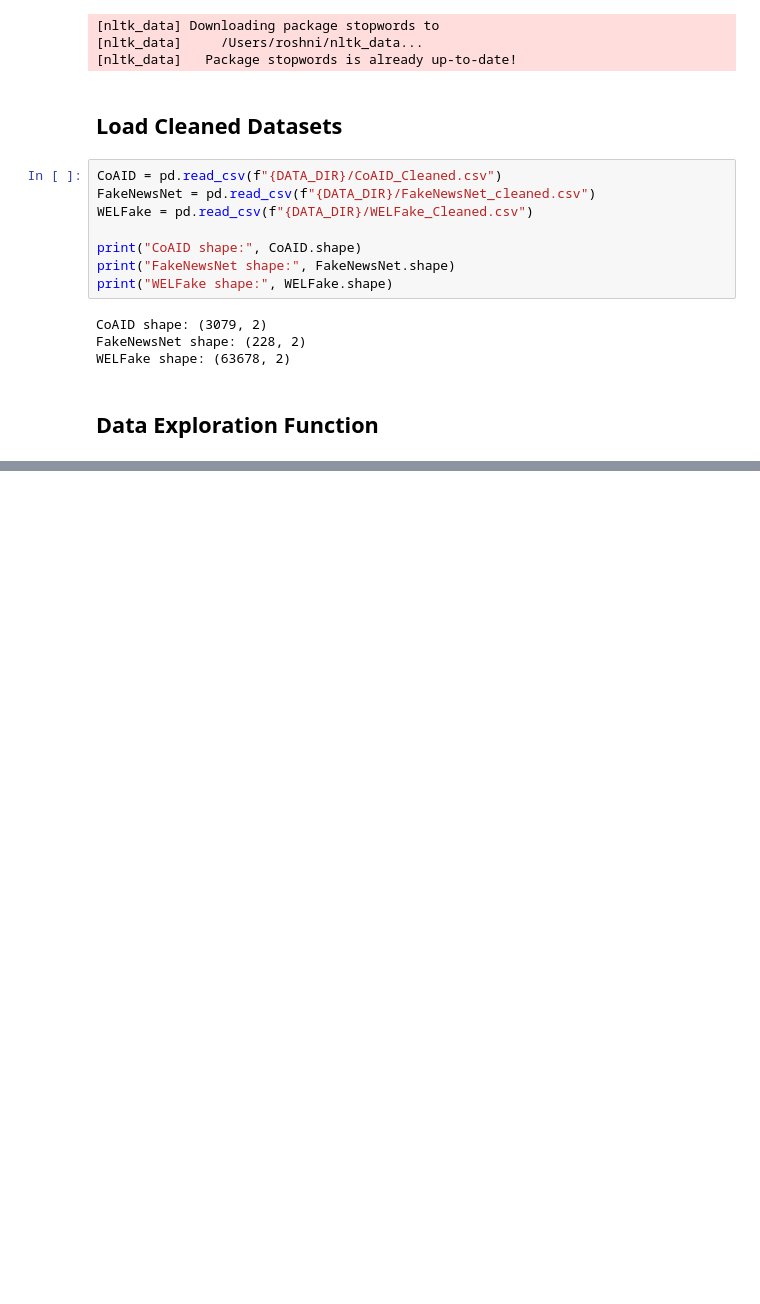
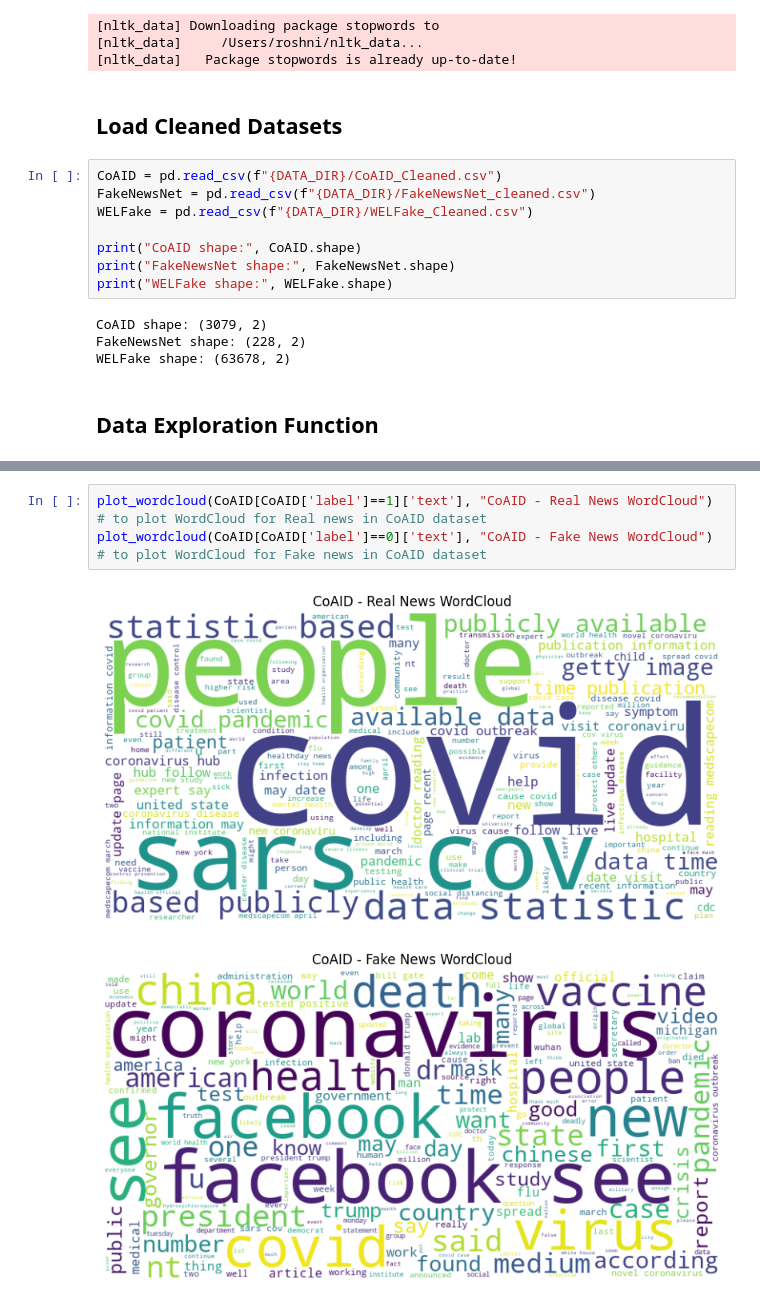
Before and after one commit to sharmaroshni956/owml_project, a Jupyter notebook: notebooks/data_exploration.ipynb, the cells around one changed output, grey strips where cells are left out. Drawn from its saved outputs; the diff is of its cells as text; blank space fills up the shorter version.

```diff
--- a/notebooks/data_exploration.ipynb
+++ b/notebooks/data_exploration.ipynb
@@ -81,0 +107,6 @@ def plot_wordcloud(text, title):                # Word cloud
+# %%
+plot_wordcloud(CoAID[CoAID['label']==1]['text'], "CoAID - Real News WordCloud")             # to plot WordCloud for Real news in CoAID dataset
+plot_wordcloud(CoAID[CoAID['label']==0]['text'], "CoAID - Fake News WordCloud")             # to plot WordCloud for Fake news in CoAID dataset
+# %% [output]
+[figure, added]
+[figure, added]
```
Also changed, not shown: parts of 17 cells of this notebook, 4 other files.
